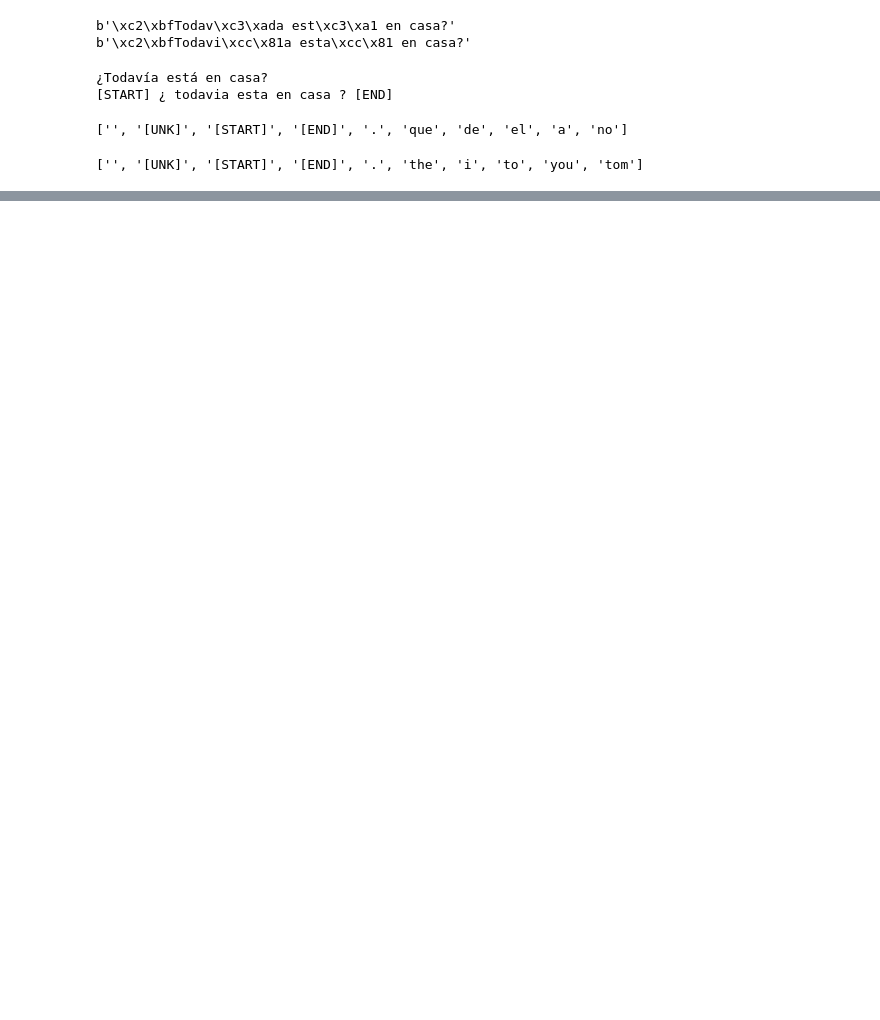
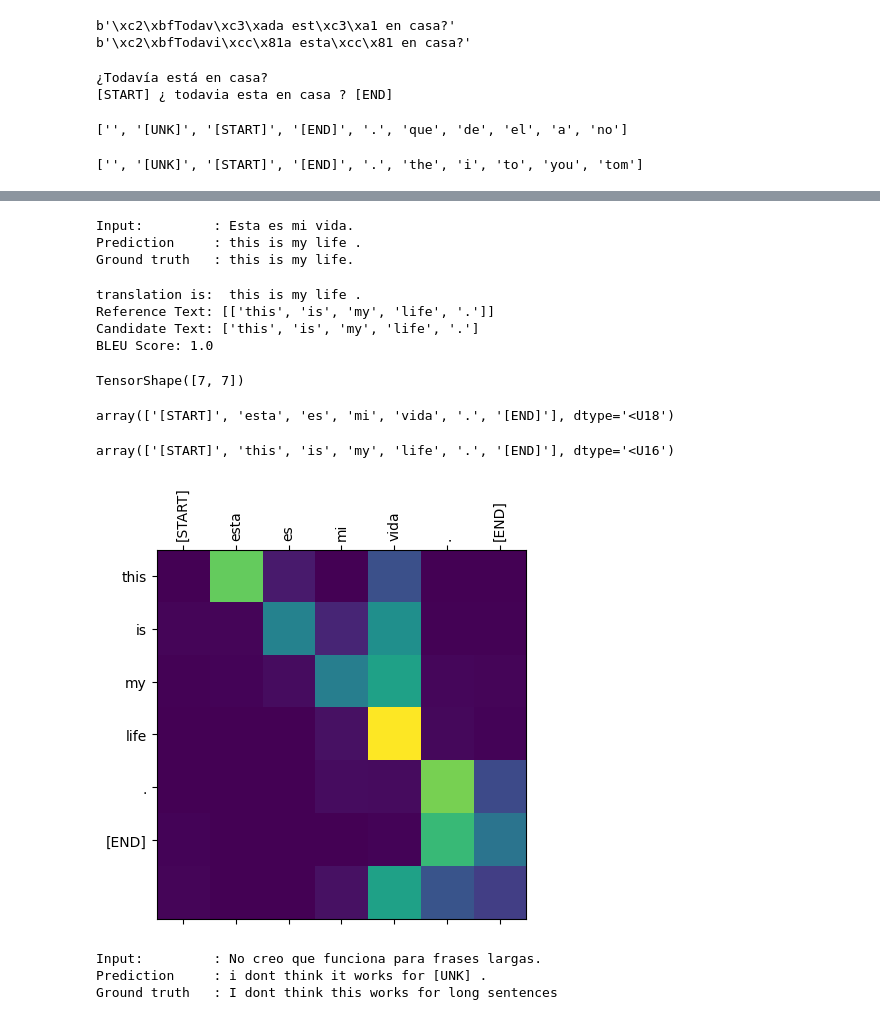
Before and after one commit to ewclark47/ADL-Project, a Jupyter notebook: transformer_nmt.ipynb, the cells around one changed output, grey strips where cells are left out. Drawn from its saved outputs; the diff is of its cells as text; code cells hidden in the pictures; blank space fills up the shorter version.

```diff
--- a/transformer_nmt.ipynb
+++ b/transformer_nmt.ipynb
@@ -149,0 +844,2 @@ tokens = context_vocab[example_tokens[0].numpy()]
+# %%
+translator = Translator(context_text_processor, target_text_processor, transformer)
@@ -149,0 +886,52 @@ tokens = context_vocab[example_tokens[0].numpy()]
+# %%
+sentence = 'Esta es mi vida.'
+ground_truth = 'this is my life.'
+
+translated_text, translated_tokens, attention_weights = translator(tf.constant(sentence))
+translator.print_translation(sentence, translated_text, ground_truth)
+# %% [output]
+Input:         : Esta es mi vida.
+Prediction     : this is my life .
+Ground truth   : this is my life.
+# %%
+translator.bleu_score(sentence, ground_truth)
+# %% [output]
+translation is:  this is my life .
+Reference Text: [['this', 'is', 'my', 'life', '.']]
+Candidate Text: ['this', 'is', 'my', 'life', '.']
+BLEU Score: 1.0
+# %%
+head = 0
+# Shape: `(batch=1, num_heads, seq_len_q, seq_len_k)`.
+attention_heads = tf.squeeze(attention_weights, 0)
+attention = attention_heads[head]
+attention.shape
+# %% [output]
+TensorShape([7, 7])
+# %%
+in_tokens = tf.convert_to_tensor([sentence])
+in_tokens = context_text_processor(in_tokens).to_tensor()
+context_vocab = np.array(context_text_processor.get_vocabulary())
+in_tokens = context_vocab[in_tokens[0].numpy()]
+' '.join(in_tokens)
+in_tokens
+# %% [output]
+array(['[START]', 'esta', 'es', 'mi', 'vida', '.', '[END]'], dtype='<U18')
+# %%
+translated_tokens
+# %% [output]
+array(['[START]', 'this', 'is', 'my', 'life', '.', '[END]'], dtype='<U16')
+# %%
+translator.plot_attention_head(in_tokens, translated_tokens, attention)
+# %% [output]
+[figure, added]
+# %%
+sentence = 'No creo que funciona para frases largas.'
+ground_truth = 'I dont think this works for long sentences'
+
+translated_text, translated_tokens, attention_weights = translator(tf.constant(sentence))
+translator.print_translation(sentence, translated_text, ground_truth)
+# %% [output]
+Input:         : No creo que funciona para frases largas.
+Prediction     : i dont think it works for [UNK] .
+Ground truth   : I dont think this works for long sentences
```
Also changed, not shown: parts of 78 cells of this notebook.
